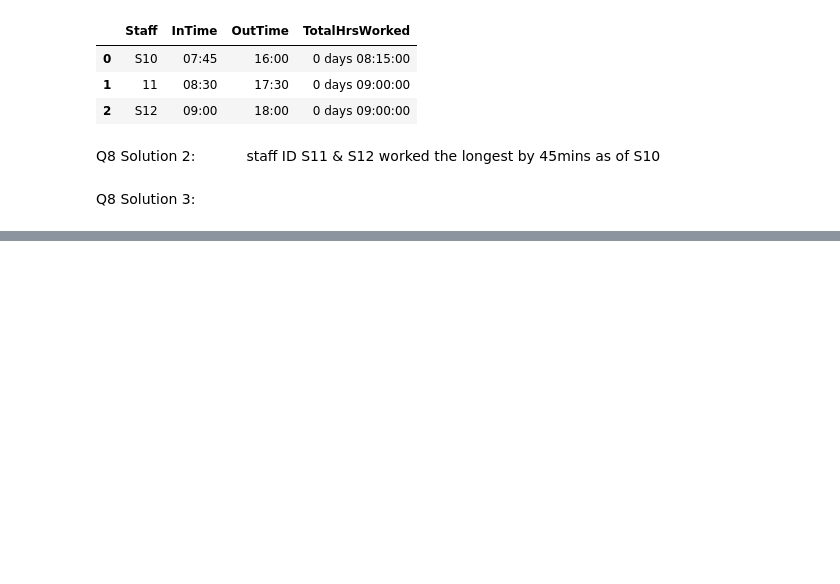
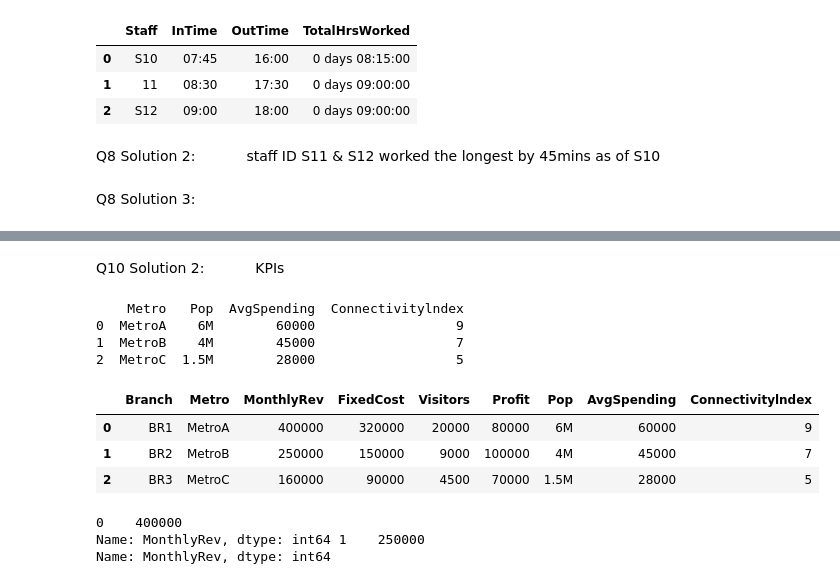
Before and after one commit to Vaishnavi-Gajinkar/Codingwise, a Jupyter notebook: Assesments/test2.ipynb, the cells around one changed output, grey strips where cells are left out. Cells and saved outputs as stored; diff of their text form; code cells hidden in the pictures; blank space fills up the shorter version.

```diff
--- a/Assesments/test2.ipynb
+++ b/Assesments/test2.ipynb
@@ -170,0 +203,6 @@ Q8 Solution 3: &emsp;&emsp;&emsp;
+# %%
+branchStats = pd.read_excel(r'C:\Users\Lenovo\OneDrive\Documents\Tests\test.xlsx',sheet_name="T2Q9A")
+print(branchStats)
+
+branchStats['Profit'] = branchStats['MonthlyRev'] - branchStats['FixedCost']
+print(branchStats)
@@ -170,0 +218,27 @@ Q8 Solution 3: &emsp;&emsp;&emsp;
+# %% [markdown]
+Q10 Solution 2: &emsp;&emsp;&emsp; KPIs
+# %%
+metroInfo = pd.read_excel(r'C:\Users\Lenovo\OneDrive\Documents\Tests\test.xlsx',sheet_name="T2Q9B")
+print(metroInfo)
+# %% [output]
+    Metro   Pop  AvgSpending  Connectivitylndex
+0  MetroA    6M        60000                  9
+1  MetroB    4M        45000                  7
+2  MetroC  1.5M        28000                  5
+# %%
+entdata = pd.merge(branchStats, metroInfo, on="Metro", how="right")                         # joining 2 tables
+entdata
+# %% [output]
+|  | Branch | Metro | MonthlyRev | FixedCost | Visitors | Profit | Pop | AvgSpending | Connectivitylndex |
+| 0 | BR1 | MetroA | 400000 | 320000 | 20000 | 80000 | 6M | 60000 | 9 |
+| 1 | BR2 | MetroB | 250000 | 150000 | 9000 | 100000 | 4M | 45000 | 7 |
+| 2 | BR3 | MetroC | 160000 | 90000 | 4500 | 70000 | 1.5M | 28000 | 5 |
+# %%
+# for Metro A
+revA = entdata.loc[entdata.Metro=="MetroA", 'MonthlyRev']
+revB = entdata.loc[entdata.Metro=="MetroB", 'MonthlyRev']
+print(revA, revB)
+# %% [output]
+0    400000
+Name: MonthlyRev, dtype: int64 1    250000
+Name: MonthlyRev, dtype: int64
```
Also changed, not shown: parts of 9 cells of this notebook.
